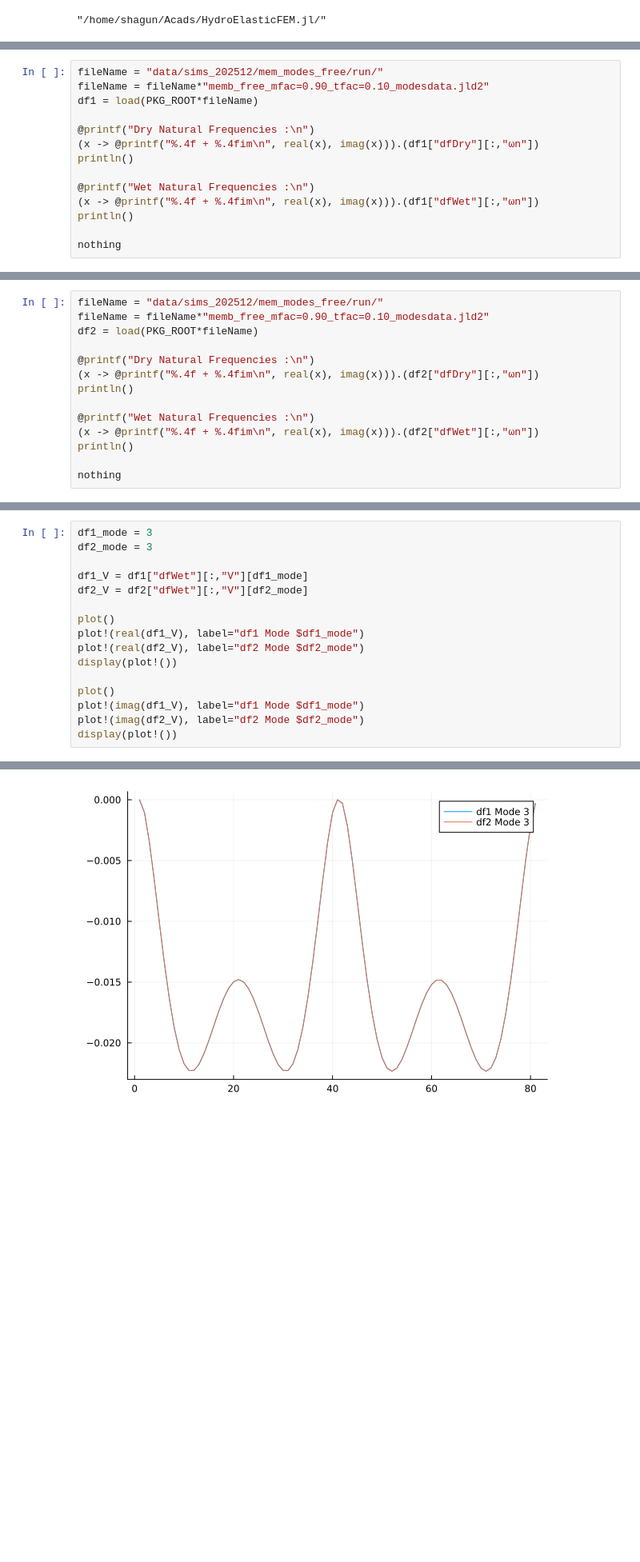
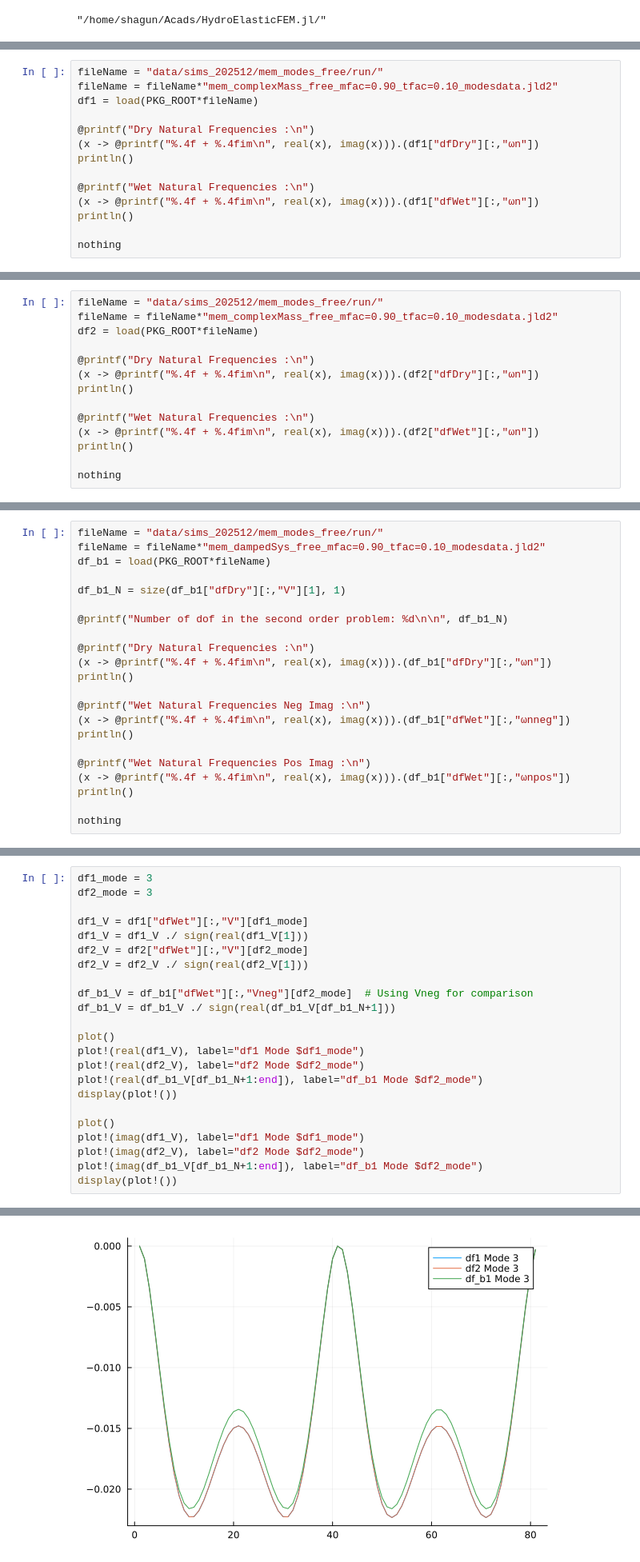
Before and after one commit to CMOE-TUDelft/HydroElasticFEM.jl, a Jupyter notebook: notes/LRHS/log_v003_Dev.ipynb, the cells around one changed output, grey strips where cells are left out. Shown at 80% size. Drawn from its saved outputs; the diff is of its cells as text; blank space fills up the shorter version.

```diff
--- a/notes/LRHS/log_v003_Dev.ipynb
+++ b/notes/LRHS/log_v003_Dev.ipynb
@@ -37,7 +37,7 @@ using DataFrames
 using Plots
 # %%
 fileName = "data/sims_202512/mem_modes_free/run/"
-fileName = fileName*"memb_free_mfac=0.90_tfac=0.10_modesdata.jld2"
+fileName = fileName*"mem_complexMass_free_mfac=0.90_tfac=0.10_modesdata.jld2"
 df1 = load(PKG_ROOT*fileName)
 
 @printf("Dry Natural Frequencies :\n")
@@ -65,7 +65,7 @@ Wet Natural Frequencies :
 3.4685 + -0.1533im
 # %%
 fileName = "data/sims_202512/mem_modes_free/run/"
-fileName = fileName*"memb_free_mfac=0.90_tfac=0.10_modesdata.jld2"
+fileName = fileName*"mem_complexMass_free_mfac=0.90_tfac=0.10_modesdata.jld2"
 df2 = load(PKG_ROOT*fileName)
 
 @printf("Dry Natural Frequencies :\n")
@@ -91,3 +91,25 @@ Wet Natural Frequencies :
 1.5544 + -0.2734im
 2.4142 + -0.2050im
 3.4685 + -0.1533im
+# %%
+fileName = "data/sims_202512/mem_modes_free/run/"
+fileName = fileName*"mem_dampedSys_free_mfac=0.90_tfac=0.10_modesdata.jld2"
+df_b1 = load(PKG_ROOT*fileName)
+
+df_b1_N = size(df_b1["dfDry"][:,"V"][1], 1)
+
+@printf("Number of dof in the second order problem: %d\n\n", df_b1_N)
+
+@printf("Dry Natural Frequencies :\n")
+(x -> @printf("%.4f + %.4fim\n", real(x), imag(x))).(df_b1["dfDry"][:,"ωn"])
+println()
+
+@printf("Wet Natural Frequencies Neg Imag :\n")
+(x -> @printf("%.4f + %.4fim\n", real(x), imag(x))).(df_b1["dfWet"][:,"ωnneg"])
+println()
+
+@printf("Wet Natural Frequencies Pos Imag :\n")
+(x -> @printf("%.4f + %.4fim\n", real(x), imag(x))).(df_b1["dfWet"][:,"ωnpos"])
+println()
+
+nothing
@@ -96,15 +140,22 @@ df1_mode = 3
 df2_mode = 3
 
 df1_V = df1["dfWet"][:,"V"][df1_mode]
+df1_V = df1_V ./ sign(real(df1_V[1]))
 df2_V = df2["dfWet"][:,"V"][df2_mode]
+df2_V = df2_V ./ sign(real(df2_V[1]))
+
+df_b1_V = df_b1["dfWet"][:,"Vneg"][df2_mode]  # Using Vneg for comparison
+df_b1_V = df_b1_V ./ sign(real(df_b1_V[df_b1_N+1]))
 
 plot()
 plot!(real(df1_V), label="df1 Mode $df1_mode")
 plot!(real(df2_V), label="df2 Mode $df2_mode")
+plot!(real(df_b1_V[df_b1_N+1:end]), label="df_b1 Mode $df2_mode")
 display(plot!())
 
 plot()
 plot!(imag(df1_V), label="df1 Mode $df1_mode")
 plot!(imag(df2_V), label="df2 Mode $df2_mode")
+plot!(imag(df_b1_V[df_b1_N+1:end]), label="df_b1 Mode $df2_mode")
 display(plot!())
 # %% [output]
@@ -112 +163 @@ display(plot!())
-[figure, old version]
+[figure, new version]
```
Also changed, not shown: parts of 4 cells of this notebook, 3 other files.
